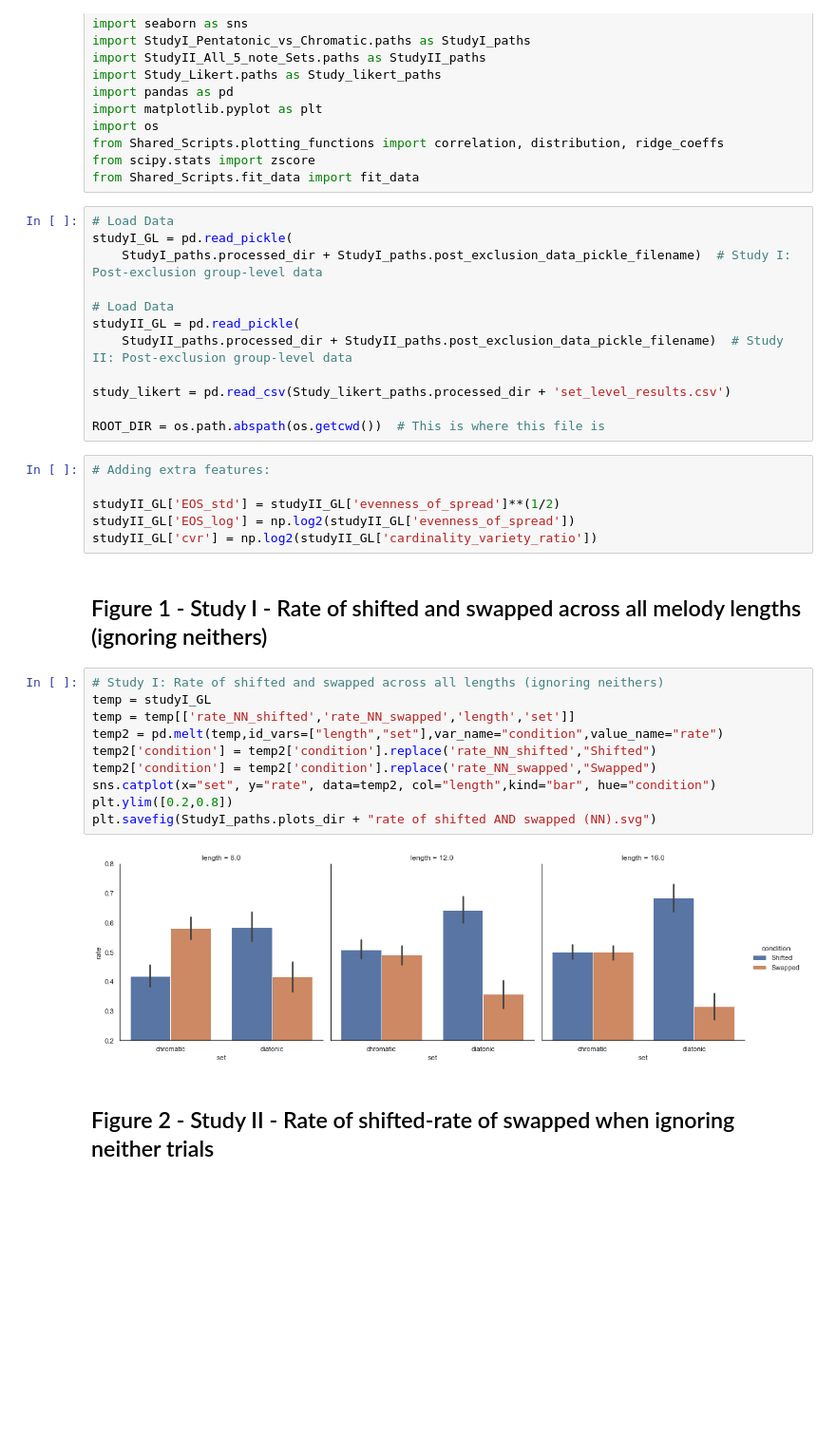
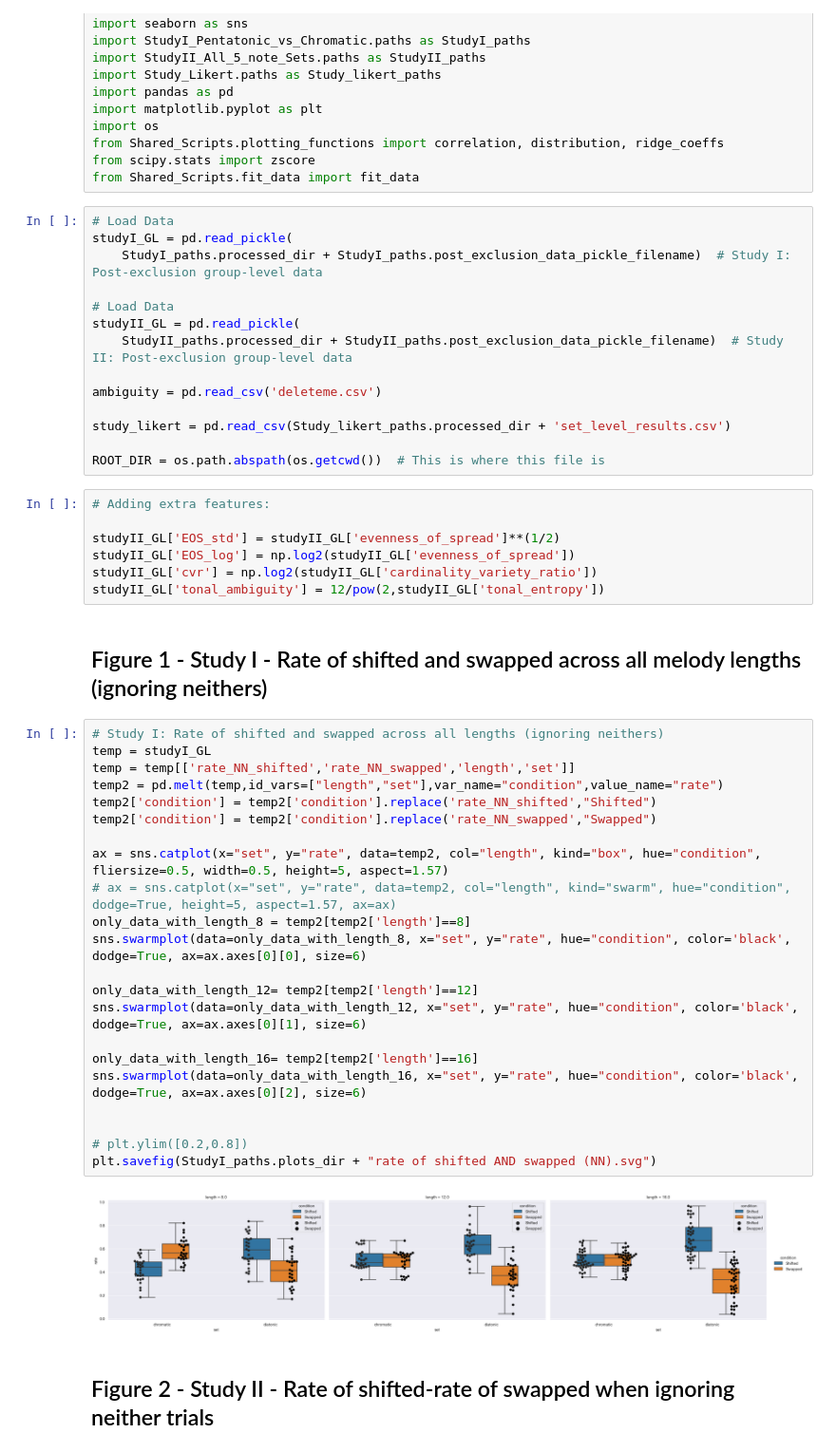
Before and after one commit to MichaelSel/Scale_paper, a Jupyter notebook: 3. Main Plotting.ipynb, the cells around one changed output. Shown at 95% size. Saved outputs shown, nothing was run; the diff lists cells and outputs as text; blank space fills up the shorter version.

Commit message:
Created some additional plots

```diff
--- a/3. Main Plotting.ipynb
+++ b/3. Main Plotting.ipynb
@@ -26,6 +26,8 @@ studyI_GL = pd.read_pickle(
 studyII_GL = pd.read_pickle(
     StudyII_paths.processed_dir + StudyII_paths.post_exclusion_data_pickle_filename)  # Study II: Post-exclusion group-level data
 
+ambiguity = pd.read_csv('deleteme.csv')
+
 study_likert = pd.read_csv(Study_likert_paths.processed_dir + 'set_level_results.csv')
 
 ROOT_DIR = os.path.abspath(os.getcwd())  # This is where this file is
@@ -35,20 +37,33 @@ ROOT_DIR = os.path.abspath(os.getcwd())  # This is where this file is
 studyII_GL['EOS_std'] = studyII_GL['evenness_of_spread']**(1/2)
 studyII_GL['EOS_log'] = np.log2(studyII_GL['evenness_of_spread'])
 studyII_GL['cvr'] = np.log2(studyII_GL['cardinality_variety_ratio'])
+studyII_GL['tonal_ambiguity'] = 12/pow(2,studyII_GL['tonal_entropy'])
 # %% [markdown]
 ## Figure 1 - Study I - Rate of shifted and swapped across all melody lengths (ignoring neithers)
 # %%
 # Study I: Rate of shifted and swapped across all lengths (ignoring neithers)
 temp = studyI_GL
 temp = temp[['rate_NN_shifted','rate_NN_swapped','length','set']]
 temp2 = pd.melt(temp,id_vars=["length","set"],var_name="condition",value_name="rate")
 temp2['condition'] = temp2['condition'].replace('rate_NN_shifted',"Shifted")
 temp2['condition'] = temp2['condition'].replace('rate_NN_swapped',"Swapped")
-sns.catplot(x="set", y="rate", data=temp2, col="length",kind="bar", hue="condition")
-plt.ylim([0.2,0.8])
+
+ax = sns.catplot(x="set", y="rate", data=temp2, col="length", kind="box", hue="condition", fliersize=0.5, width=0.5, height=5, aspect=1.57)
+# ax = sns.catplot(x="set", y="rate", data=temp2, col="length", kind="swarm", hue="condition", dodge=True, height=5, aspect=1.57, ax=ax)
+only_data_with_length_8 = temp2[temp2['length']==8]
+sns.swarmplot(data=only_data_with_length_8, x="set", y="rate", hue="condition", color='black', dodge=True, ax=ax.axes[0][0], size=6)
+
+only_data_with_length_12= temp2[temp2['length']==12]
+sns.swarmplot(data=only_data_with_length_12, x="set", y="rate", hue="condition", color='black', dodge=True, ax=ax.axes[0][1], size=6)
+
+only_data_with_length_16= temp2[temp2['length']==16]
+sns.swarmplot(data=only_data_with_length_16, x="set", y="rate", hue="condition", color='black', dodge=True, ax=ax.axes[0][2], size=6)
+
+
+# plt.ylim([0.2,0.8])
 plt.savefig(StudyI_paths.plots_dir + "rate of shifted AND swapped (NN).svg")
 # %% [output]
-[figure, old version]
+[figure, new version]
 # %% [markdown]
 ## Figure 2 - Study II - Rate of shifted-rate of swapped when ignoring neither trials
 # %%
```
Also changed, not shown: parts of 14 cells of this notebook, 10 other files.
